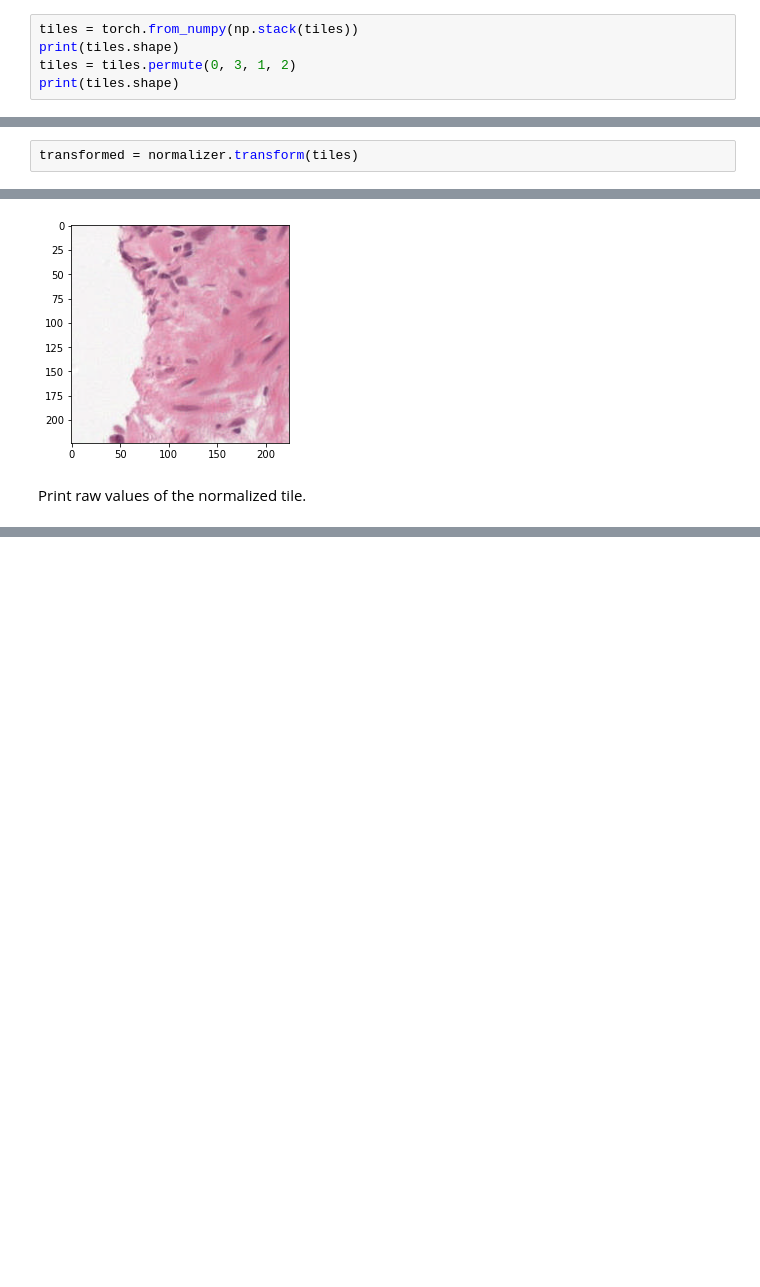
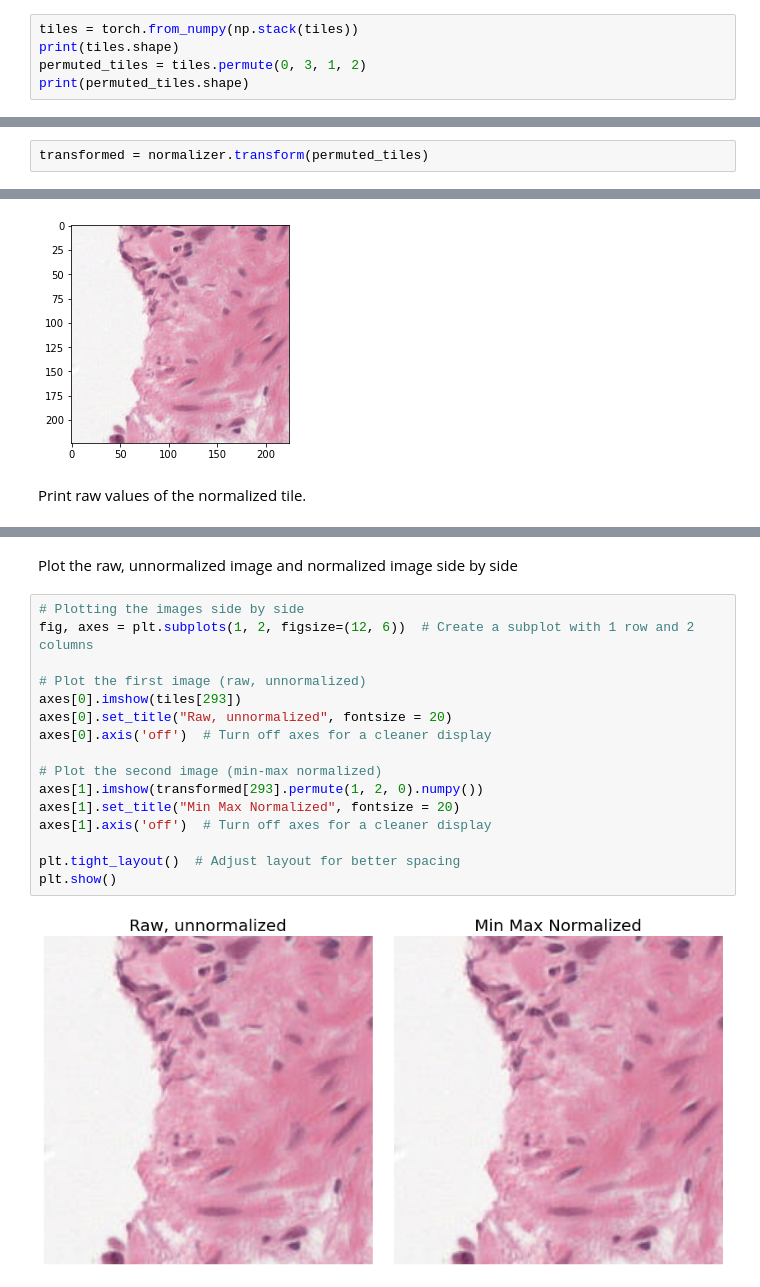
Before and after one commit to TheOmarLab/AI_campus_ProstateSeg, a Jupyter notebook: notebooks/Module 3 Image preprocessing using normalization.ipynb, the cells around one changed output, grey strips where cells are left out. Cells and saved outputs as stored; diff of their text form; blank space fills up the shorter version.

```diff
--- a/notebooks/Module 3 Image preprocessing using normalization.ipynb
+++ b/notebooks/Module 3 Image preprocessing using normalization.ipynb
@@ -343,15 +343,15 @@ Convert tiles to a pytorch tensor, print its shape and then permute the dimensio
 # %%
 tiles = torch.from_numpy(np.stack(tiles))
 print(tiles.shape)
-tiles = tiles.permute(0, 3, 1, 2)
-print(tiles.shape)
+permuted_tiles = tiles.permute(0, 3, 1, 2)
+print(permuted_tiles.shape)
 # %% [output]
 torch.Size([2938, 224, 224, 3])
 torch.Size([2938, 3, 224, 224])
 # %% [markdown]
 Normalize tiles
 # %%
-transformed = normalizer.transform(tiles)
+transformed = normalizer.transform(permuted_tiles)
 # %% [markdown]
 Print dimensionality of normalized tensor and ensure it is preserved
 # %%
@@ -389,0 +390,20 @@ array([[[0.9574871 , 0.95355684, 0.9536581 ],
+# %% [markdown]
+Plot the raw, unnormalized image and normalized image side by side
+# %%
+# Plotting the images side by side
+fig, axes = plt.subplots(1, 2, figsize=(12, 6))  # Create a subplot with 1 row and 2 columns
+
+# Plot the first image (raw, unnormalized)
+axes[0].imshow(tiles[293])
+axes[0].set_title("Raw, unnormalized", fontsize = 20)
+axes[0].axis('off')  # Turn off axes for a cleaner display
+
+# Plot the second image (min-max normalized)
+axes[1].imshow(transformed[293].permute(1, 2, 0).numpy())
+axes[1].set_title("Min Max Normalized", fontsize = 20)
+axes[1].axis('off')  # Turn off axes for a cleaner display
+
+plt.tight_layout()  # Adjust layout for better spacing
+plt.show()
+# %% [output]
+[figure, added]
```
Also changed, not shown: parts of 3 cells of this notebook.
